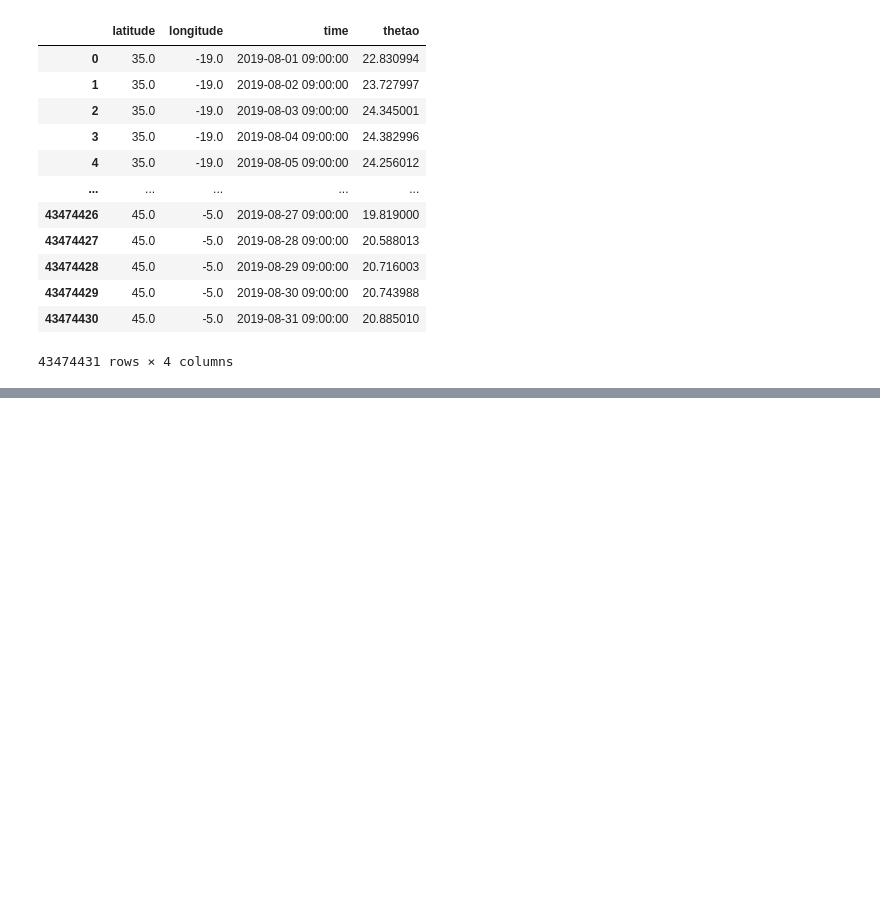
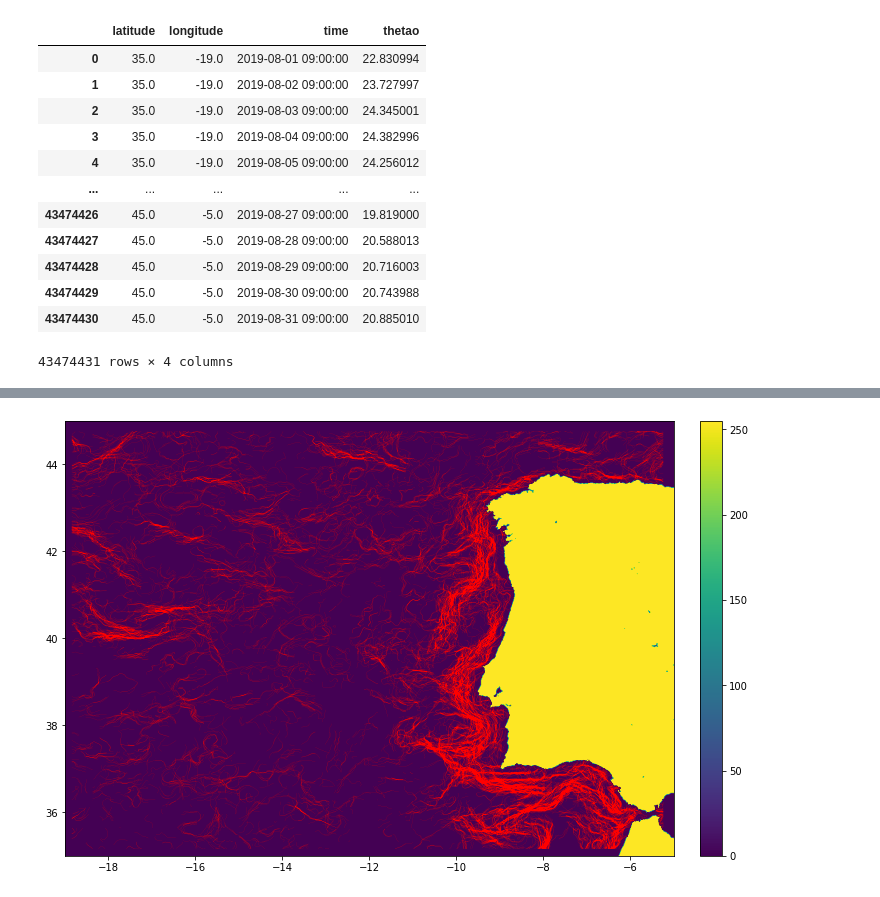
Before and after one commit to CoLAB-ATLANTIC/JUNO, a Jupyter notebook: notebooks/Cayula-Cornilllon.ipynb, the cells around one changed output, grey strips where cells are left out. Cells and saved outputs as stored; diff of their text form; code cells hidden in the pictures; blank space fills up the shorter version.

```diff
--- a/notebooks/Cayula-Cornilllon.ipynb
+++ b/notebooks/Cayula-Cornilllon.ipynb
@@ -534,0 +548,5 @@ plt.show()
+# %%
+plt.rcParams["figure.figsize"] = 12, 8
+CCA_visualization(specificday_mur_aug, days_mur_aug)
+# %% [output]
+[figure, added]
```
Also changed, not shown: parts of 15 cells of this notebook, 9 other files.
